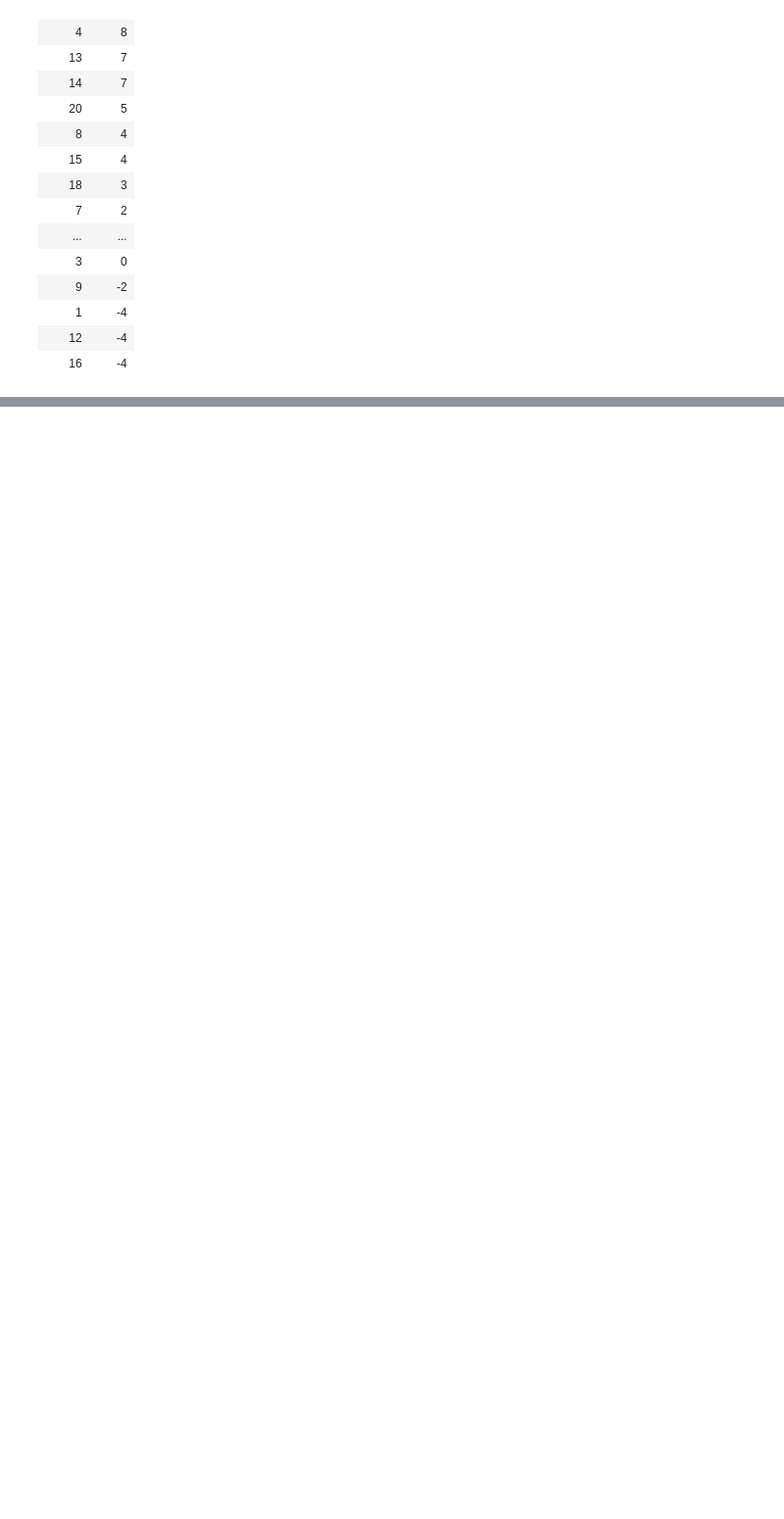
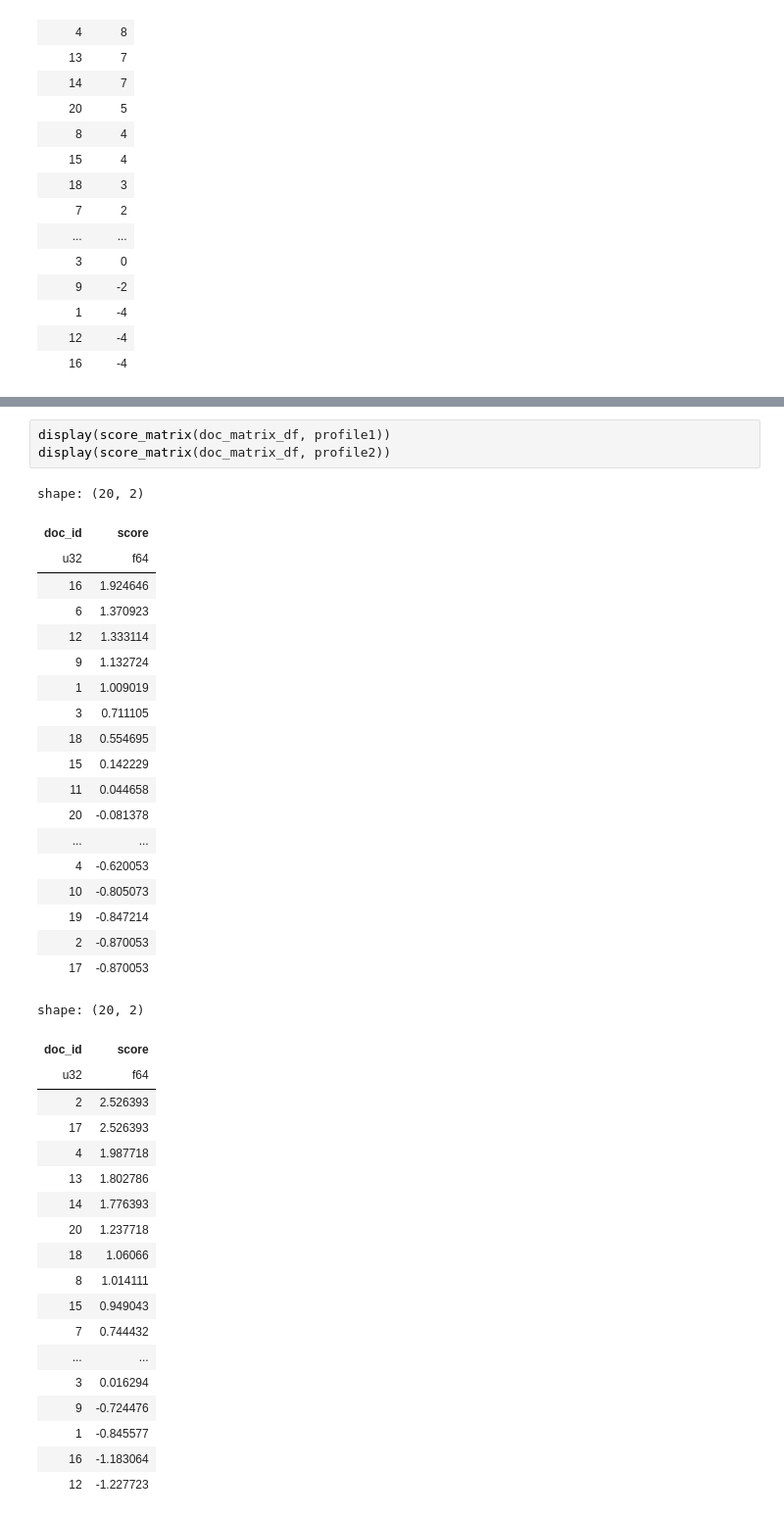
Before and after one commit to spzSource/recommender-systems-course, a Jupyter notebook: week-4/assignment-1/content-based-filtering.ipynb, the cells around one changed output, grey strips where cells are left out. Shown at 98% size. Drawn from its saved outputs; the diff is of its cells as text; blank space fills up the shorter version.

```diff
--- a/week-4/assignment-1/content-based-filtering.ipynb
+++ b/week-4/assignment-1/content-based-filtering.ipynb
@@ -171,0 +275,42 @@ shape: (20, 2)
+# %%
+display(score_matrix(doc_matrix_df, profile1))
+display(score_matrix(doc_matrix_df, profile2))
+# %% [output]
+shape: (20, 2)
+| doc_id | score |
+| u32 | f64 |
+| 16 | 1.924646 |
+| 6 | 1.370923 |
+| 12 | 1.333114 |
+| 9 | 1.132724 |
+| 1 | 1.009019 |
+| 3 | 0.711105 |
+| 18 | 0.554695 |
+| 15 | 0.142229 |
+| 11 | 0.044658 |
+| 20 | -0.081378 |
+| ... | ... |
+| 4 | -0.620053 |
+| 10 | -0.805073 |
+| 19 | -0.847214 |
+| 2 | -0.870053 |
+| 17 | -0.870053 |
+shape: (20, 2)
+| doc_id | score |
+| u32 | f64 |
+| 2 | 2.526393 |
+| 17 | 2.526393 |
+| 4 | 1.987718 |
+| 13 | 1.802786 |
+| 14 | 1.776393 |
+| 20 | 1.237718 |
+| 18 | 1.06066 |
+| 8 | 1.014111 |
+| 15 | 0.949043 |
+| 7 | 0.744432 |
+| ... | ... |
+| 3 | 0.016294 |
+| 9 | -0.724476 |
+| 1 | -0.845577 |
+| 16 | -1.183064 |
+| 12 | -1.227723 |
```
Also changed, not shown: parts of 12 cells of this notebook.
